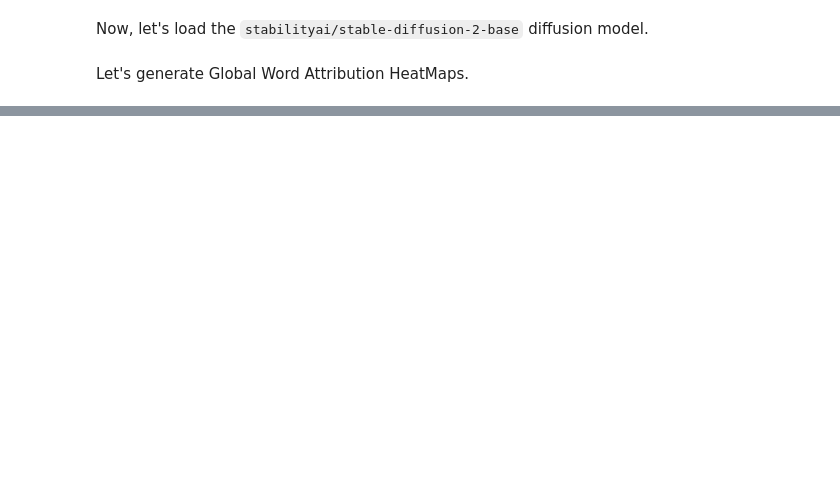
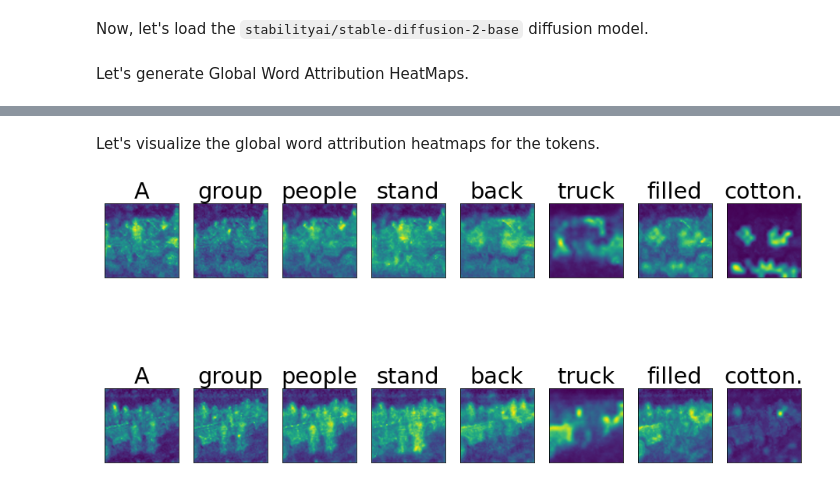
Before and after one commit to RishiDarkDevil/Text-Based-Object-Discovery, a Jupyter notebook: Diffusion/Stable_Diffusion_V2_DAAM.ipynb, the cells around one changed output, grey strips where cells are left out. Saved outputs shown, nothing was run; the diff lists cells and outputs as text; code cells hidden in the pictures; blank space fills up the shorter version.

```diff
--- a/Diffusion/Stable_Diffusion_V2_DAAM.ipynb
+++ b/Diffusion/Stable_Diffusion_V2_DAAM.ipynb
@@ -103,0 +282,32 @@ KeyboardInterrupt: ignored
+# %% [markdown]
+Let's visualize the global word attribution heatmaps for the tokens.
+# %%
+def make_im_subplots(*args):
+  fig, ax = plt.subplots(*args)
+
+  for ax_ in ax.flatten():
+    ax_.set_xticks([])
+    ax_.set_yticks([])
+
+  return fig, ax
+
+def visualize(name):
+  # I did not generalize this function yet to any number of images and more
+  plt.rcParams['figure.figsize'] = (16, 8)
+  fig, ax = make_im_subplots(2, 8)
+
+  non_stp_words = sorted([int(f.split('.')[0]) for f in os.listdir('Data-Generated/0/0/Heatmap')])
+  heatmap1 = os.listdir(f'Data-Generated/0/0/{name}')
+  heatmap2 = os.listdir(f'Data-Generated/0/1/{name}')
+
+
+  for i, idx in enumerate(non_stp_words):
+    ax[0, i].imshow(np.load(f'Data-Generated/0/0/{name}/{idx}.npy'))
+    ax[0, i].set_title(prompts[0].split()[idx])
+    ax[1, i].imshow(np.load(f'Data-Generated/0/1/{name}/{idx}.npy'))
+    ax[1, i].set_title(prompts[0].split()[idx])
+  plt.show()
+
+visualize('Heatmap')
+# %% [output]
+[figure, added]
```
Also changed, not shown: parts of 22 cells of this notebook.
